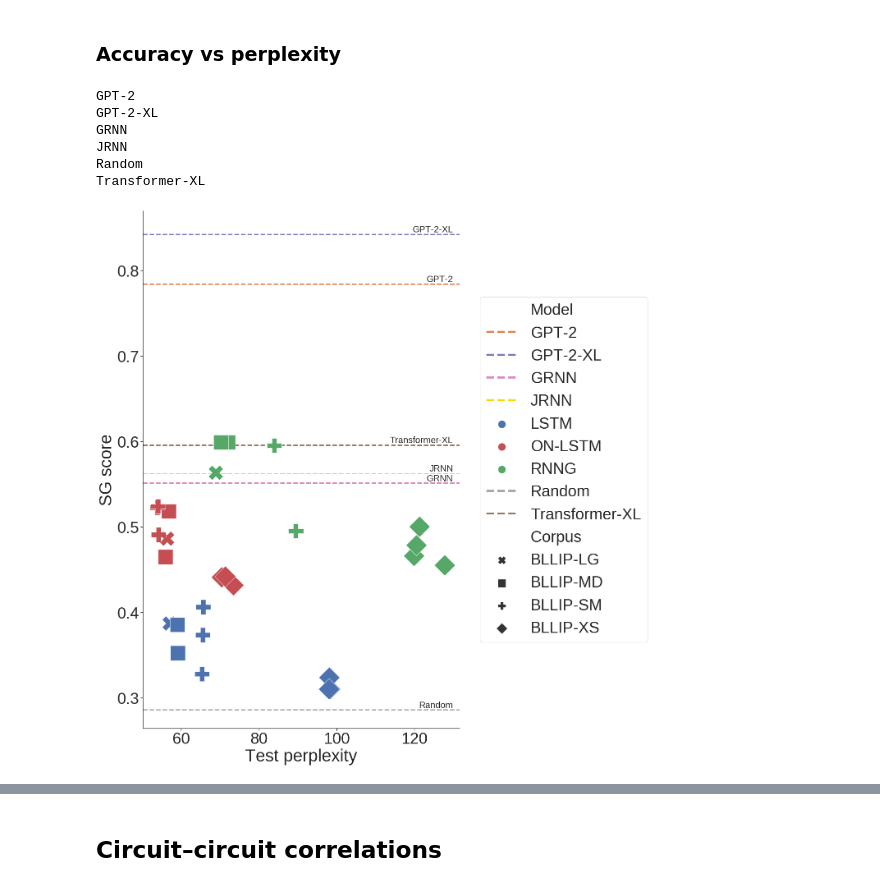
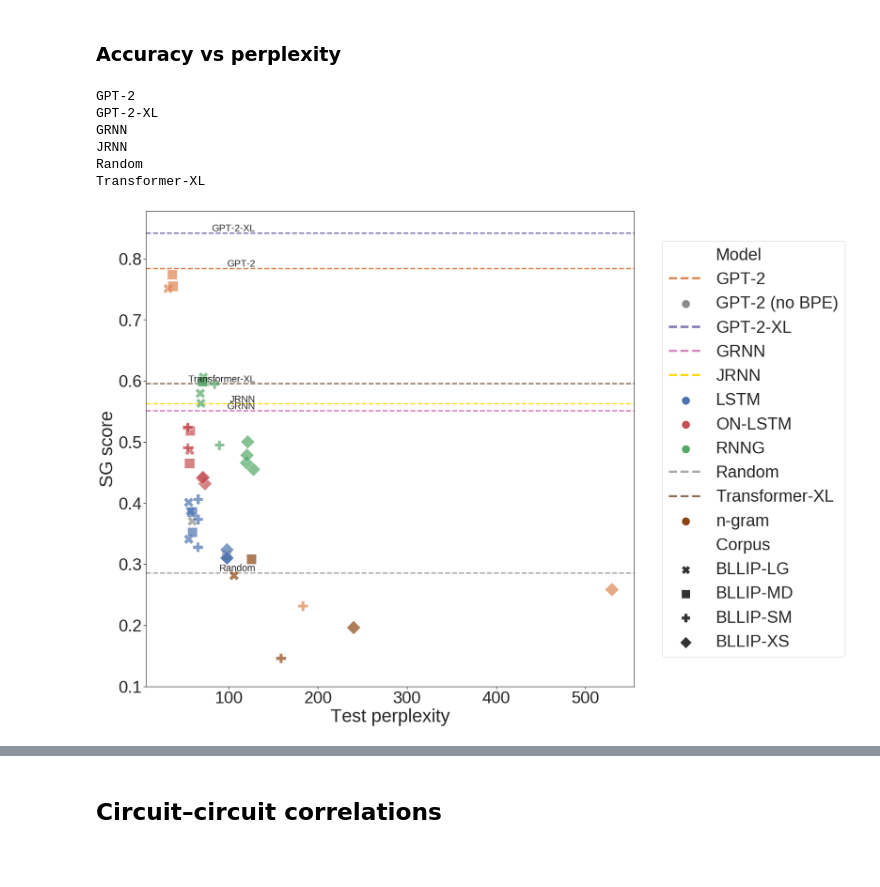
Before and after one commit to cpllab/syntactic-generalization, a Jupyter notebook: notebooks/final.ipynb, the cells around one changed output, grey strips where cells are left out. Cells and saved outputs as stored; diff of their text form; code cells hidden in the pictures; blank space fills up the shorter version.

Commit message:
update notebook with new lg model results and GPT-2 no-BPE results

```diff
--- a/notebooks/final.ipynb
+++ b/notebooks/final.ipynb
@@ -48,6 +48,7 @@ PRETTY_COLUMN_MAPS = [
 
         "gpt-2": "GPT-2",
         "gpt-2-xl": "GPT-2-XL",
+        "gpt-2-nobpe": "GPT-2 (no BPE)",
         "transformer-xl": "Transformer-XL",
         "grnn": "GRNN",
         "jrnn": "JRNN",
@@ -65,7 +66,7 @@ ngram_models = ["1gram", "ngram", "ngram-single"]
 baseline_models = ["random"]
 
 # Models for which we designed a controlled training regime
-controlled_models = ["ngram", "ordered-neurons", "vanilla", "rnng"]
+controlled_models = ["ngram", "ordered-neurons", "vanilla", "rnng", "gpt-2", "gpt-2-nobpe"]
 # %% [markdown]
 ### Load
 # %%
@@ -262,7 +263,7 @@ if len(suite_result_counts.unique()) > 1:
 # %% [markdown]
 ## Prepare for data rendering
 # %%
-RENDER_FINAL = True
+RENDER_FINAL = False
 figure_path = Path("../reports/figures")
 figure_path.mkdir(exist_ok=True, parents=True)
 
@@ -294,6 +295,7 @@ MODEL_COLORS = {
 
     "GPT-2": p[1],
     "GPT-2-XL": p[4],
+    "GPT-2 (no BPE)": p[7],
     "Transformer-XL": p[5],
     "GRNN": p[6],
     "JRNN": "gold"
@@ -533,8 +551,8 @@ if RENDER_FINAL:
 # %%
 f, ax = plt.subplots(figsize=(20, 20))
 sns.scatterplot(data=joined_data, x="test_ppl", y="correct",
-                hue="pretty_model_name", style="pretty_corpus", s=1300,
-                hue_order=model_order, ax=ax, zorder=2, palette=MODEL_COLORS)
+                hue="pretty_model_name", style="pretty_corpus", s=500,
+                hue_order=model_order, ax=ax, zorder=2, palette=MODEL_COLORS, alpha=0.7)
 
 legend_title_map = {"pretty_model_name": "Model",
                     "pretty_corpus": "Corpus"}
@@ -554,34 +572,34 @@ legend_dict = dict(zip(labels, handles))
 
 # Add horizontal lines for models without ppl estimates.
 no_ppl_data = joined_data[joined_data.test_ppl.isna()]
 for model_name, rows in no_ppl_data.groupby("pretty_model_name"):
     y = rows.correct.mean()
     # TODO show error region?
 
     color = tuple(legend_dict[model_name].get_facecolor()[0])
     ax.axhline(y, c=color, linestyle="dashed", zorder=1, linewidth=3)
     ax.text(130, y + 0.0025, model_name, fontdict={"size": 22}, ha='right')
 
 from matplotlib.lines import Line2D
 for i, h in enumerate(handles):
     if labels[i] in no_ppl_data.pretty_model_name.values:
         print(labels[i])
         handles[i] = Line2D([0], [0], color=tuple(legend_dict[labels[i]].get_facecolor()[0]), linestyle='--', linewidth=5)
 plt.legend(handles, labels, bbox_to_anchor=(1.04,0.5), loc="center left")
 
 plt.xlabel(PERPLEXITY_LABEL)
 plt.ylabel(SG_ABSOLUTE_LABEL)
 
 if RENDER_FINAL:
     render_final(figure_path / "perplexity.pdf")
 # %% [output]
 GPT-2
 GPT-2-XL
 GRNN
 JRNN
 Random
 Transformer-XL
-[figure, old version]
+[figure, new version]
 # %%
 f, ax = plt.subplots(figsize=(20, 18))
 joined_df_controlled = joined_data.dropna(subset=["test_ppl"])
```
Also changed, not shown: parts of 16 cells of this notebook, 1 other file.
